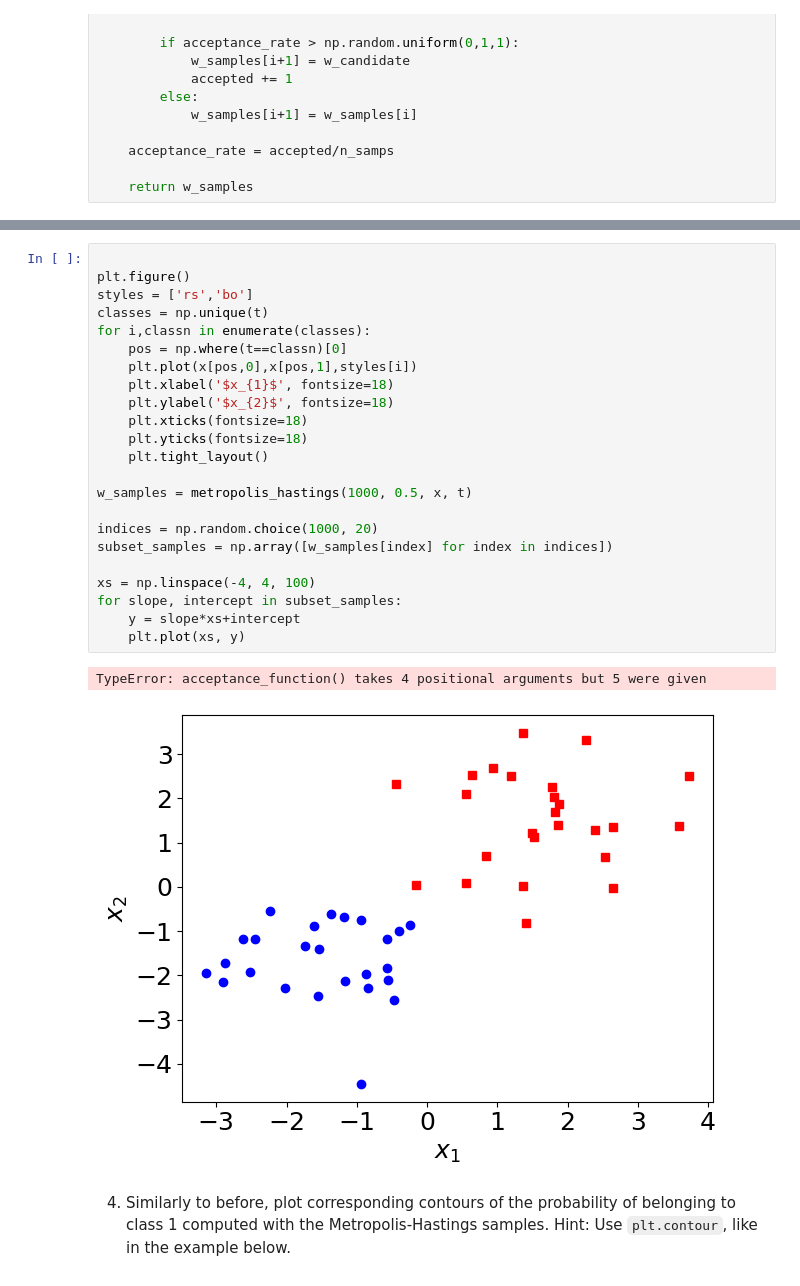
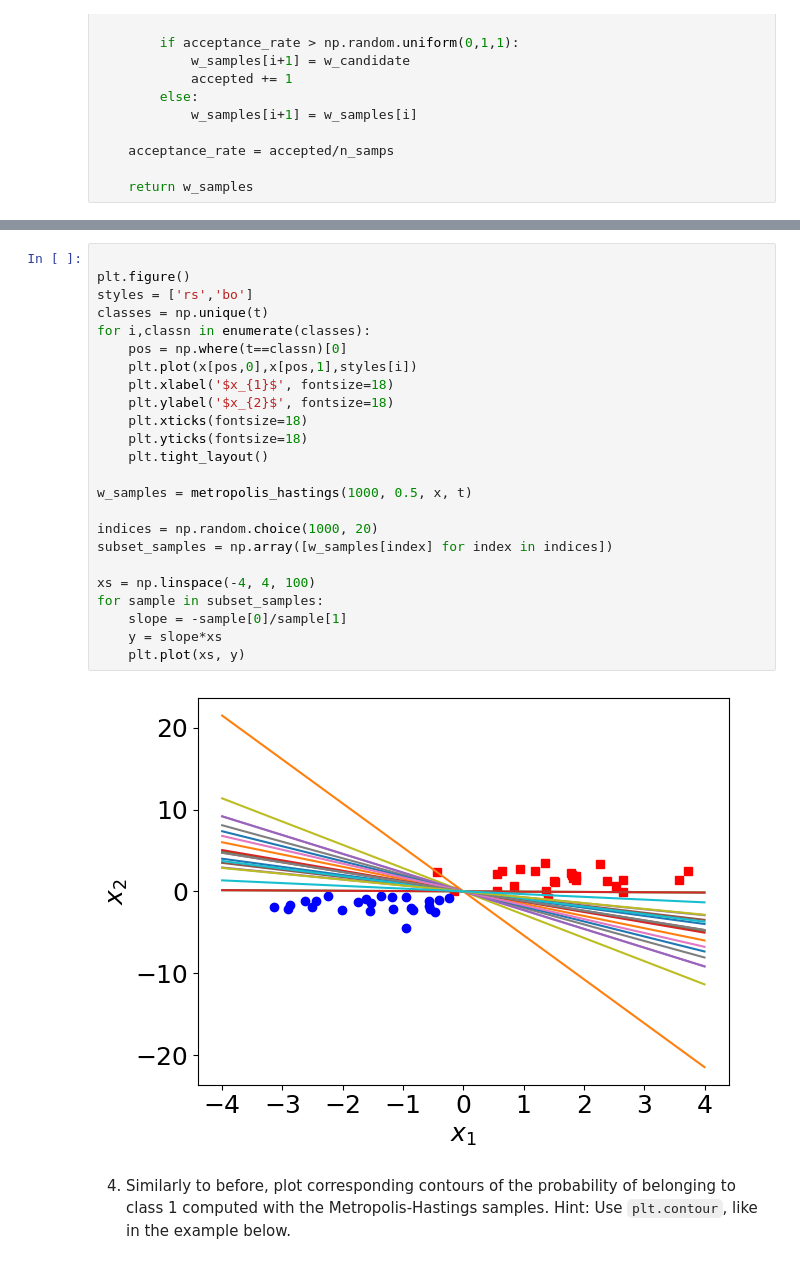
Before and after one commit to meraxion/SML24_as01, a Jupyter notebook: SML24_as04/SML24_as04_1.ipynb, the cells around one changed output, grey strips where cells are left out. Saved outputs shown, nothing was run; the diff lists cells and outputs as text.

```diff
--- a/SML24_as04/SML24_as04_1.ipynb
+++ b/SML24_as04/SML24_as04_1.ipynb
@@ -734,29 +734,29 @@ def metropolis_hastings(n_samps, jump_sigma, x, t):
 # %%
 
 plt.figure()
 styles = ['rs','bo']
 classes = np.unique(t)
 for i,classn in enumerate(classes):
     pos = np.where(t==classn)[0]
     plt.plot(x[pos,0],x[pos,1],styles[i])
     plt.xlabel('$x_{1}$', fontsize=18)
     plt.ylabel('$x_{2}$', fontsize=18)
     plt.xticks(fontsize=18)
     plt.yticks(fontsize=18)
     plt.tight_layout()
 
 w_samples = metropolis_hastings(1000, 0.5, x, t)
 
 indices = np.random.choice(1000, 20)
 subset_samples = np.array([w_samples[index] for index in indices])
 
 xs = np.linspace(-4, 4, 100)
-for slope, intercept in subset_samples:
-    y = slope*xs+intercept
+for sample in subset_samples:
+    slope = -sample[0]/sample[1]
+    y = slope*xs
     plt.plot(xs, y)
 # %% [output]
-TypeError: acceptance_function() takes 4 positional arguments but 5 were given
-[figure, old version]
+[figure, new version]
 # %% [markdown]
 4. Similarly to before, plot corresponding contours of the probability of belonging to class 1 computed with the Metropolis-Hastings samples. Hint: Use `plt.contour`, like in the example below.
 
```
Also changed, not shown: parts of 4 cells of this notebook.
